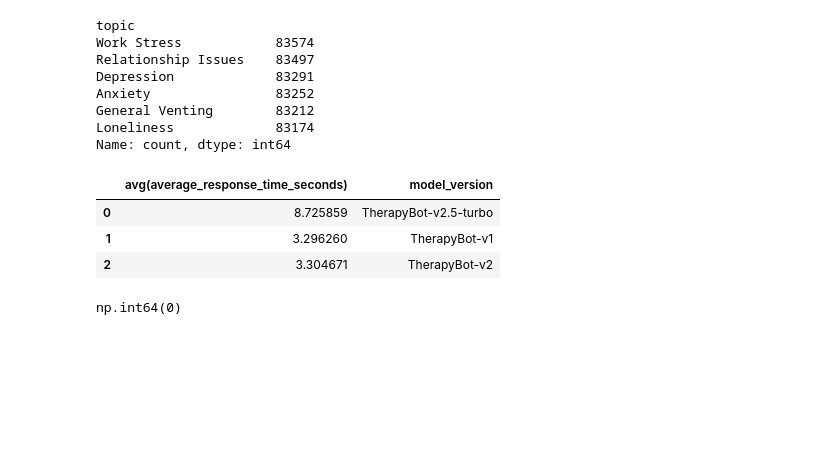
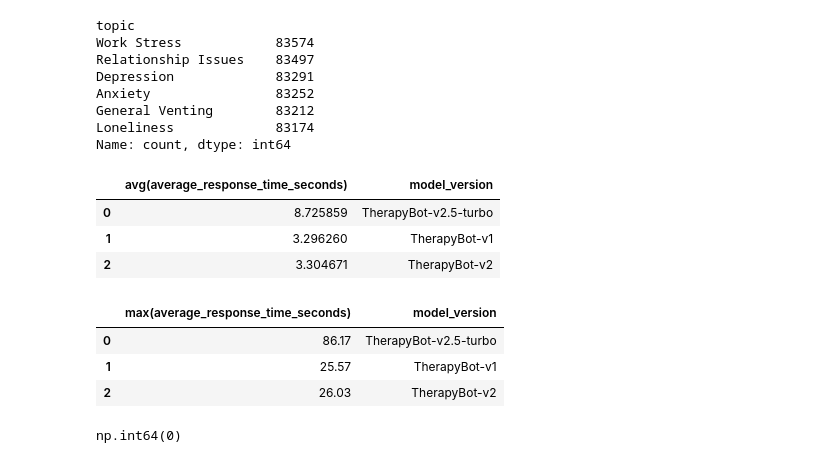
Before and after one commit to vishva0710/ai-chatbot-user-retention-analysis, a Jupyter notebook: AI_Chatbot_User_Retention_Analysis.ipynb, the cells around one changed output. Drawn from its saved outputs; the diff is of its cells as text; code cells hidden in the pictures; blank space fills up the shorter version.

```diff
--- a/AI_Chatbot_User_Retention_Analysis.ipynb
+++ b/AI_Chatbot_User_Retention_Analysis.ipynb
@@ -907,6 +907,14 @@ pd.read_sql(query,engin)
 | 0 | 8.725859 | TherapyBot-v2.5-turbo |
 | 1 | 3.296260 | TherapyBot-v1 |
 | 2 | 3.304671 | TherapyBot-v2 |
+# %%
+query='select max(average_response_time_seconds),model_version from con_data group by model_version'
+pd.read_sql(query,engin)
+# %% [output]
+|  | max(average_response_time_seconds) | model_version |
+| 0 | 86.17 | TherapyBot-v2.5-turbo |
+| 1 | 25.57 | TherapyBot-v1 |
+| 2 | 26.03 | TherapyBot-v2 |
 # %%
 # TherapyBot-v2.5-turbo model have high response time-8.725859
 # %%
```
Also changed, not shown: parts of 5 cells of this notebook.
